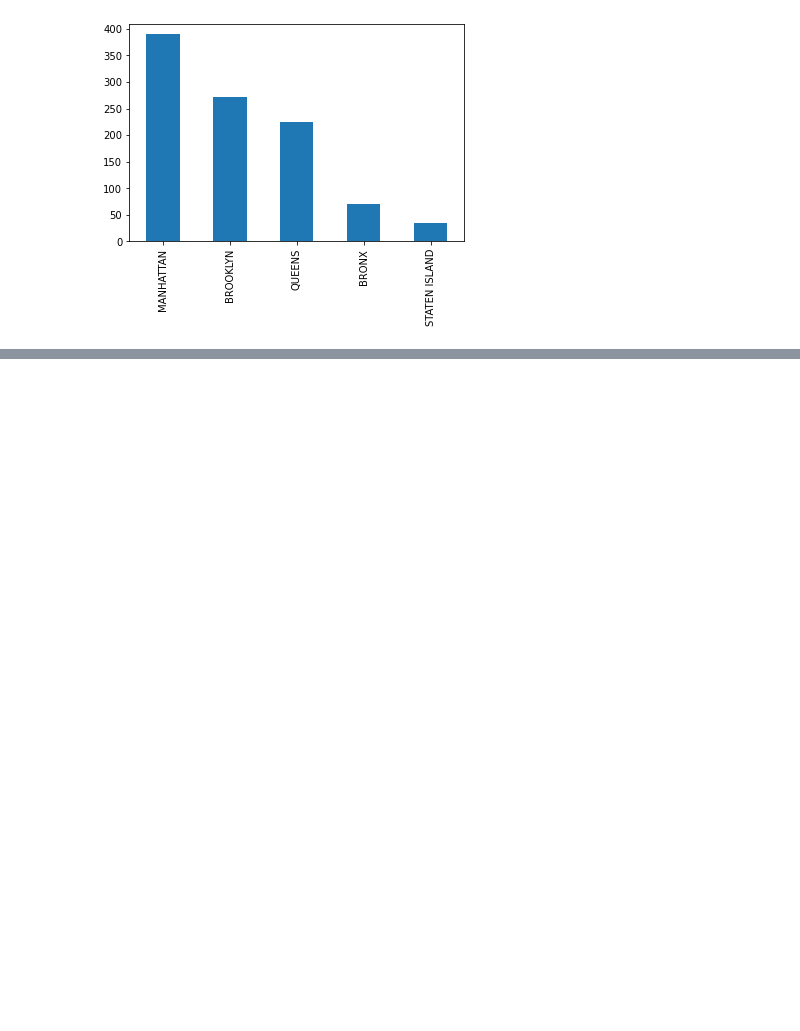
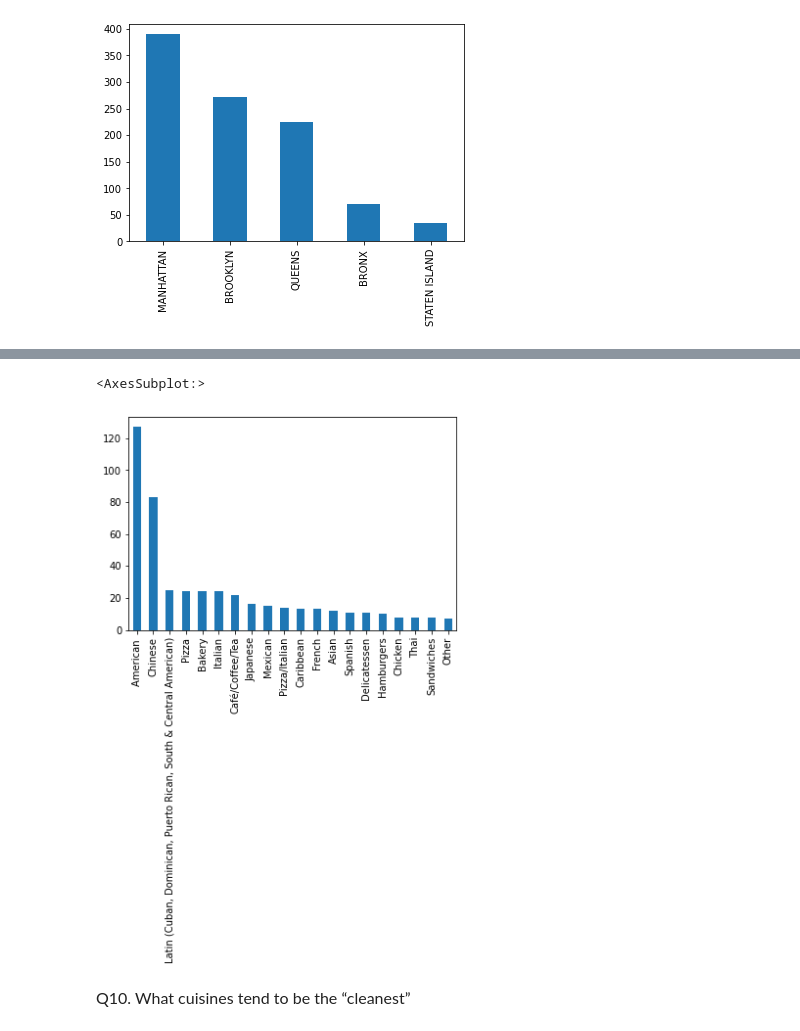
Before and after one commit to abhinav-sharma-6167/DS-Programming, a Jupyter notebook: Python HW2 - Abhinav First Pass.ipynb, the cells around one changed output, grey strips where cells are left out. Saved outputs shown, nothing was run; the diff lists cells and outputs as text; code cells hidden in the pictures; blank space fills up the shorter version.

```diff
--- a/Python HW2 - Abhinav First Pass.ipynb
+++ b/Python HW2 - Abhinav First Pass.ipynb
@@ -147,0 +208,3 @@ df_subset['BORO'].value_counts().plot(kind='bar')
+# %%
+#Removing Null values since we aren't sure if they have been cited for violations or not
+df_noviolation = df[~df[['Restaurant','CUISINE DESCRIPTION','VIOLATION CODE']]['VIOLATION CODE'].notnull()]
@@ -147,0 +218,7 @@ df_subset['BORO'].value_counts().plot(kind='bar')
+# %%
+df_noviolation['CUISINE DESCRIPTION'].value_counts()[0:20].plot(kind='bar')
+# %% [output]
+<AxesSubplot:>
+[figure, added]
+# %% [markdown]
+<font face="Tahoma" size = 3>Q10. What cuisines tend to be the “cleanest”
```
Also changed, not shown: parts of 67 cells of this notebook.
